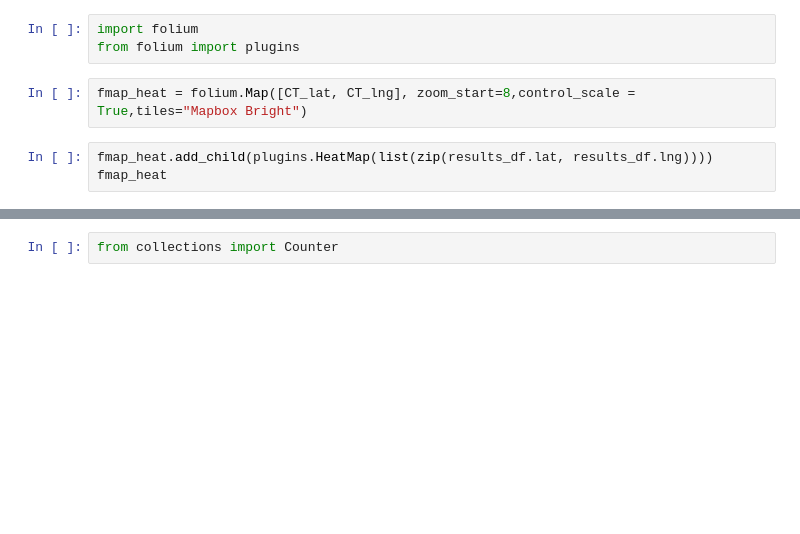
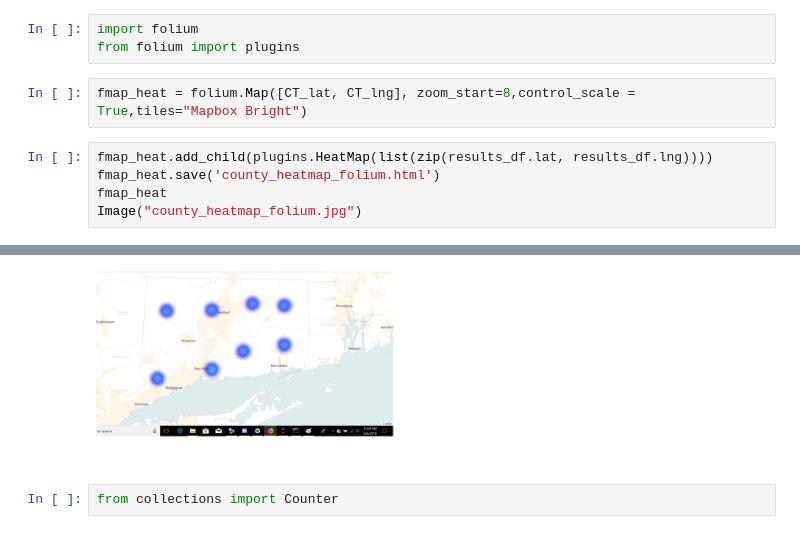
Before and after one commit to yayunl/DataViz-Project1, a Jupyter notebook: county_heatmap.ipynb, the cells around one changed output, grey strips where cells are left out. Saved outputs shown, nothing was run; the diff lists cells and outputs as text; blank space fills up the shorter version.

```diff
--- a/county_heatmap.ipynb
+++ b/county_heatmap.ipynb
@@ -177,5 +177,7 @@ from folium import plugins
 fmap_heat = folium.Map([CT_lat, CT_lng], zoom_start=8,control_scale = True,tiles="Mapbox Bright")
 # %%
 fmap_heat.add_child(plugins.HeatMap(list(zip(results_df.lat, results_df.lng))))
+fmap_heat.save('county_heatmap_folium.html')
 fmap_heat
+Image("county_heatmap_folium.jpg")
 # %% [output]
@@ -183,3 +184,4 @@ fmap_heat
+[figure, added]
 # %%
 from collections import Counter
 # %%
```
Also changed, not shown: parts of 2 cells of this notebook.
